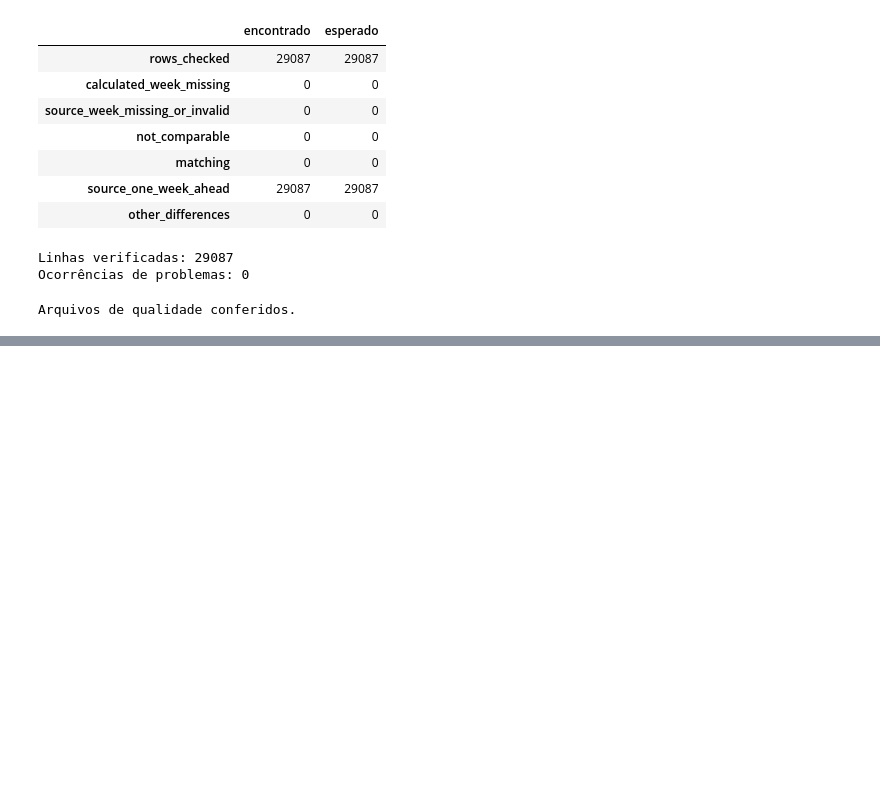
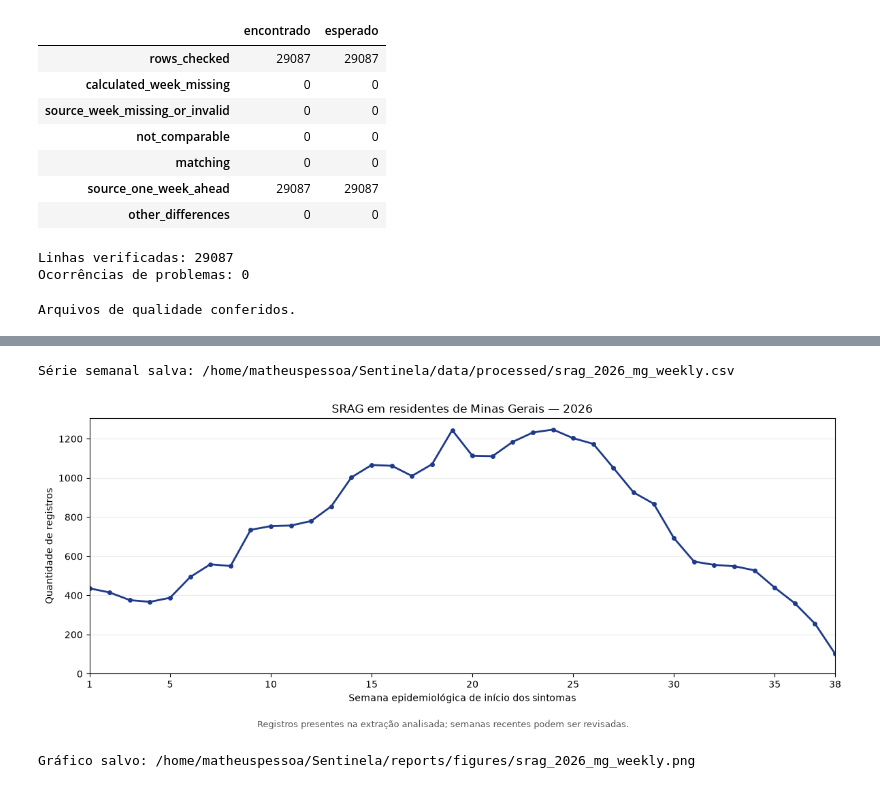
Before and after one commit to MatheusRPessoa/Sentinela, a Jupyter notebook: notebooks/exploracao_srag_2026.ipynb, the cells around one changed output, grey strips where cells are left out. Saved outputs shown, nothing was run; the diff lists cells and outputs as text; code cells hidden in the pictures; blank space fills up the shorter version.

Commit message:
feat: add weekly SRAG analysis and coverage validation

```diff
--- a/notebooks/exploracao_srag_2026.ipynb
+++ b/notebooks/exploracao_srag_2026.ipynb
@@ -1124,0 +1423,71 @@ Arquivos de qualidade conferidos.
+# %%
+weekly_output_path = (
+    project_root / "data" / "processed" / "srag_2026_mg_weekly.csv"
+)
+
+weekly_series.to_csv(
+    weekly_output_path,
+    sep=";",
+    index=False,
+    encoding="utf-8",
+    date_format="%Y-%m-%d",
+)
+
+exported_weekly = pd.read_csv(weekly_output_path, sep=";")
+
+assert len(exported_weekly) == 38
+assert exported_weekly["record_count"].sum() == 29_087
+assert exported_weekly["cumulative_record_count"].iloc[-1] == 29_087
+assert exported_weekly.columns.tolist() == weekly_series.columns.tolist()
+
+print(f"Série semanal salva: {weekly_output_path}")
+# %% [output]
+Série semanal salva: /home/matheuspessoa/Sentinela/data/processed/srag_2026_mg_weekly.csv
+# %%
+import matplotlib.pyplot as plt
+
+figure_dir = project_root / "reports" / "figures"
+figure_dir.mkdir(parents=True, exist_ok=True)
+
+figure_path = figure_dir / "srag_2026_mg_weekly.png"
+
+fig, ax = plt.subplots(figsize=(12, 5))
+
+ax.plot(
+    weekly_series["epi_week"],
+    weekly_series["record_count"],
+    color="#1e3a8a",
+    marker="o",
+    markersize=4,
+    linewidth=2,
+)
+
+ax.set_title("SRAG em residentes de Minas Gerais — 2026")
+ax.set_xlabel("Semana epidemiológica de início dos sintomas")
+ax.set_ylabel("Quantidade de registros")
+
+ax.set_xticks([1, *range(5, 39, 5), 38])
+ax.set_xlim(1, 38)
+ax.set_ylim(bottom=0)
+ax.grid(axis="y", alpha=0.25)
+
+fig.text(
+    0.5,
+    0.02,
+    "Registros presentes na extração analisada; "
+    "semanas recentes podem ser revisadas.",
+    ha="center",
+    fontsize=9,
+    color="#555555",
+)
+
+fig.tight_layout(rect=(0, 0.06, 1, 1))
+fig.savefig(figure_path, dpi=150, bbox_inches="tight")
+
+plt.show()
+plt.close(fig)
+
+print(f"Gráfico salvo: {figure_path}")
+# %% [output]
+[figure, added]
+Gráfico salvo: /home/matheuspessoa/Sentinela/reports/figures/srag_2026_mg_weekly.png
```
Also changed, not shown: parts of 12 cells of this notebook.
